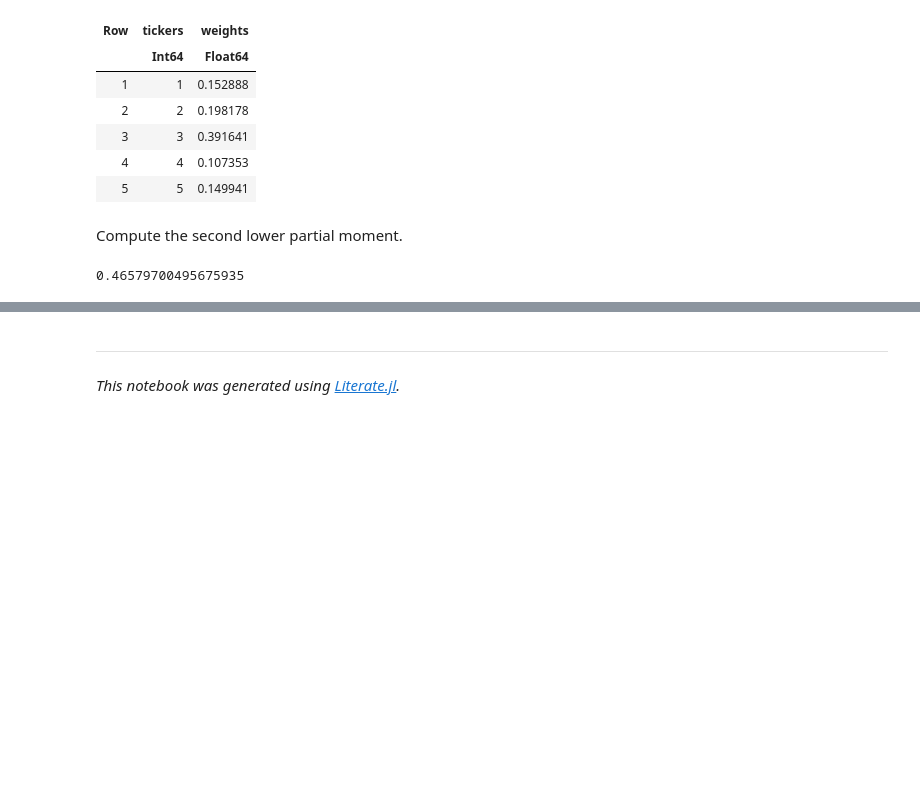
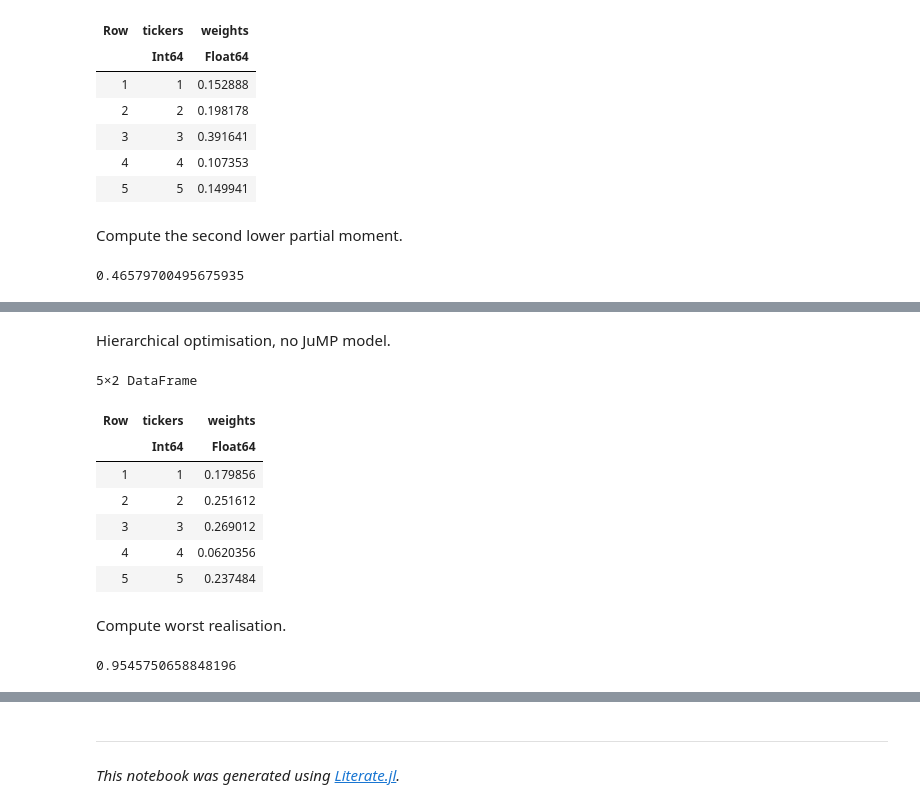
Before and after one commit to dcelisgarza/PortfolioOptimiser.jl, a Jupyter notebook: examples/0_risk_measure_examples.ipynb, the cells around one changed output, grey strips where cells are left out. Cells and saved outputs as stored; diff of their text form; code cells hidden in the pictures; blank space fills up the shorter version.

```diff
--- a/examples/0_risk_measure_examples.ipynb
+++ b/examples/0_risk_measure_examples.ipynb
@@ -992,0 +1030,19 @@ r8 = calc_risk(port, :HRP; rm = rm)
+# %% [markdown]
+Hierarchical optimisation, no JuMP model.
+# %%
+w2 = optimise!(port, HRP(; rm = rm))
+# %% [output]
+5×2 DataFrame
+| Row | tickers | weights |
+|  | Int64 | Float64 |
+| 1 | 1 | 0.179856 |
+| 2 | 2 | 0.251612 |
+| 3 | 3 | 0.269012 |
+| 4 | 4 | 0.0620356 |
+| 5 | 5 | 0.237484 |
+# %% [markdown]
+Compute worst realisation.
+# %%
+r2 = calc_risk(port, :HRP; rm = rm)
+# %% [output]
+0.9545750658848196
```
Also changed, not shown: parts of 62 cells of this notebook, 3 other files.
